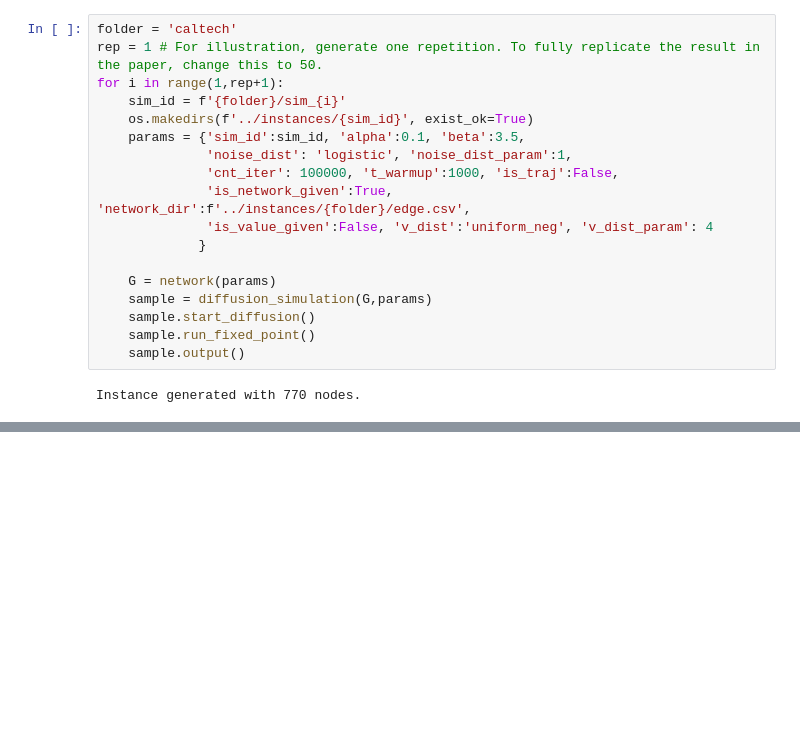
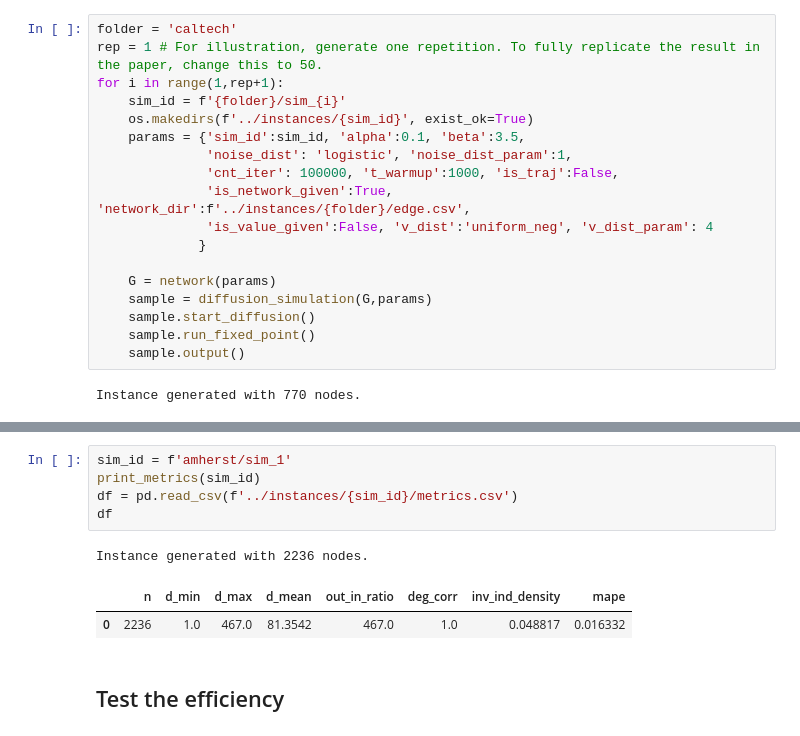
Before and after one commit to YunduanLin/Nonprogressive_Diffusion, a Jupyter notebook: code/test.ipynb, the cells around one changed output, grey strips where cells are left out. Drawn from its saved outputs; the diff is of its cells as text; blank space fills up the shorter version.

```diff
--- a/code/test.ipynb
+++ b/code/test.ipynb
@@ -203,0 +263,11 @@ MAPE: 3.4243050026408763
+# %%
+sim_id = f'amherst/sim_1'
+print_metrics(sim_id)
+df = pd.read_csv(f'../instances/{sim_id}/metrics.csv')
+df
+# %% [output]
+Instance generated with 2236 nodes.
+|  | n | d_min | d_max | d_mean | out_in_ratio | deg_corr | inv_ind_density | mape |
+| 0 | 2236 | 1.0 | 467.0 | 81.3542 | 467.0 | 1.0 | 0.048817 | 0.016332 |
+# %% [markdown]
+## Test the efficiency
```
Also changed, not shown: parts of 15 cells of this notebook, 22 other files.
